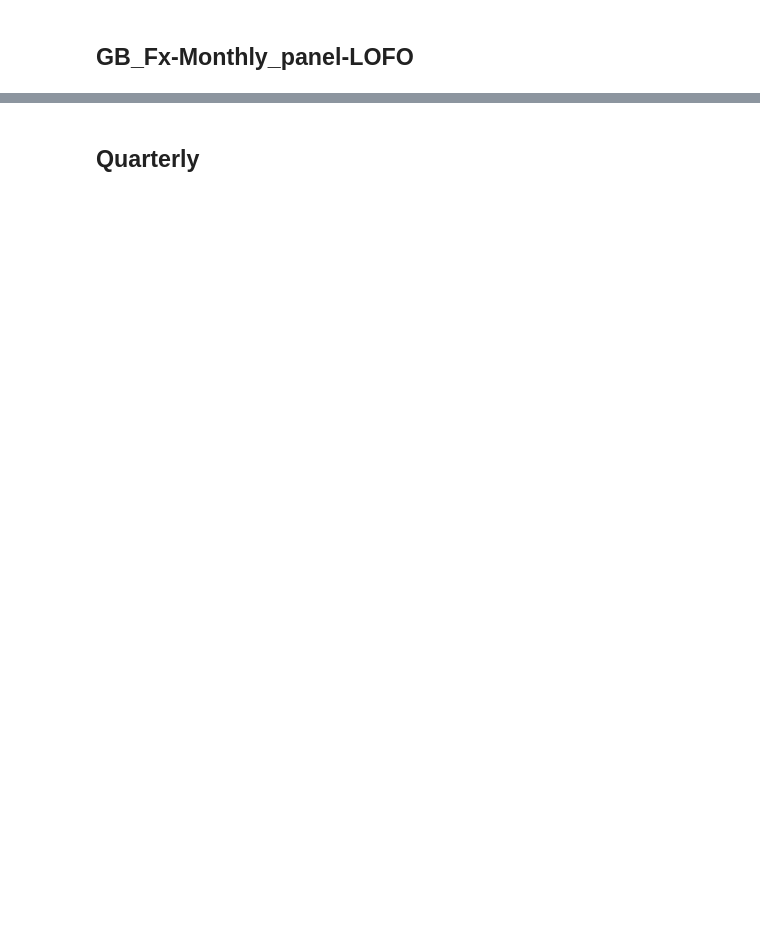
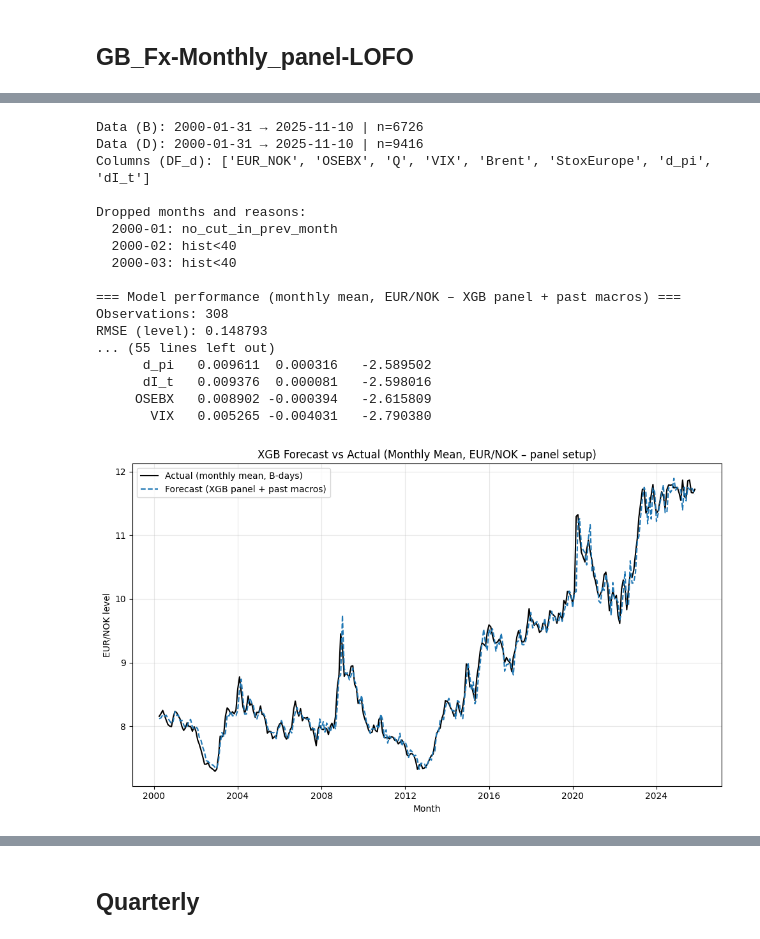
Before and after one commit to bredeespelid/XGBoost_FX, a Jupyter notebook: src/XGBoostVariableImportance.ipynb, the cells around one changed output, grey strips where cells are left out. Cells and saved outputs as stored; diff of their text form; code cells hidden in the pictures; blank space fills up the shorter version.

```diff
--- a/src/XGBoostVariableImportance.ipynb
+++ b/src/XGBoostVariableImportance.ipynb
@@ -553,7 +572,8 @@ if __name__ == "__main__":
 #
 # Past-covariate panel setup:
 #   - Target: EUR_NOK (single series)
-#   - Panel predictors: Brent, VIX, StoxEurope, SP500, OSEBX, OBX_Energy + EUR_NOK
+#   - Panel predictors: Brent, VIX, StoxEurope, OSEBX + EUR_NOK
+#     (SP500 og OBX_Energy er droppet)
 #   - Macros: Q, d_pi, dI_t as past-only covariates
 #   - Data: daily (calendar days), forward-filled
 #   - Cut: last business day of previous month (based on EUR_NOK B-days)
@@ -620,18 +640,23 @@ class Config:
 CFG = Config()
 
 TARGET_SERIES = "EUR_NOK"
+
+# -----------------------------
+# Panel/macros (ENDRET: SP500 og OBX_Energy fjernet)
+# -----------------------------
 PANEL_SERIES = [
     "EUR_NOK",
     "Brent",
     "VIX",
     "StoxEurope",
-    "SP500",
     "OSEBX",
-    "OBX_Energy",
+    # "SP500",       # DROPPET
+    # "OBX_Energy",  # DROPPET
 ]
+
 MACRO_COLS = ["Q", "d_pi", "dI_t"]
 
-ALL_PREDICTORS = PANEL_SERIES + MACRO_COLS  # all lagged predictors
+ALL_PREDICTORS = PANEL_SERIES + MACRO_COLS  # alle laggede predictors
 
 
 # -----------------------------
@@ -1009,7 +1034,6 @@ def pvalue_importance_leave_one_out(
       - Baseline DM p-value with all predictors
       - For each predictor: remove it, re-run, compute p_without
       - delta_p = p_without - p_baseline
-    Larger delta_p => predictor contributes more to lowering p.
     """
     base_stat, base_p = dm_pvalue_for_covset(S_b, DF_d, full_predictors)
 
@@ -1068,35 +1092,54 @@ def main():
     S_b, DF_d = load_series(CFG.url)
     if CFG.verbose:
         print(f"Data (B): {S_b.index.min().date()} → {S_b.index.max().date()} | n={len(S_b)}")
         print(f"Data (D): {DF_d.index.min().date()} → {DF_d.index.max().date()} | n={len(DF_d)}")
         print(f"Columns (DF_d): {list(DF_d.columns)}")
 
-    # 1) Baseline with all predictors
+    # 1) Baseline with reduced predictors (SP500 & OBX_Energy droppet)
     df_eval_base = walk_forward_xgb_monthly_panel_pastcov_parallel(
         S_b, DF_d, ALL_PREDICTORS, n_jobs_outer=-1
     )
     eval_df_base = evaluate(df_eval_base, silent=False)
 
     dm_against_random_walk(eval_df_base, loss="mse", h=1)
 
-    # 2) Leave-one-out DM p-value importance
+    # 2) Leave-one-out DM p-value importance på redusert baseline
     base_stat2, base_p2, p_imp = pvalue_importance_leave_one_out(
         S_b, DF_d, ALL_PREDICTORS
     )
 
     print("\n=== DM p-value importance (leave-one-out) ===")
     print(f"Baseline DM-stat: {base_stat2:.4f} | p={base_p2:.4f}\n")
     if not p_imp.empty:
         print(p_imp.to_string(index=False))
     else:
         print("No candidates for importance (check predictors list).")
 
     # 3) Plot baseline (no saving)
     plot_monthly_simple(eval_df_base)
 
 
 if __name__ == "__main__":
     main()
+# %% [output]
+Data (B): 2000-01-31 → 2025-11-10 | n=6726
+Data (D): 2000-01-31 → 2025-11-10 | n=9416
+Columns (DF_d): ['EUR_NOK', 'OSEBX', 'Q', 'VIX', 'Brent', 'StoxEurope', 'd_pi', 'dI_t']
+
+Dropped months and reasons:
+  2000-01: no_cut_in_prev_month
+  2000-02: hist<40
+  2000-03: hist<40
+
+=== Model performance (monthly mean, EUR/NOK – XGB panel + past macros) ===
+Observations: 308
+RMSE (level): 0.148793
+... (55 lines left out)
+      d_pi   0.009611  0.000316   -2.589502
+      dI_t   0.009376  0.000081   -2.598016
+     OSEBX   0.008902 -0.000394   -2.615809
+       VIX   0.005265 -0.004031   -2.790380
+[figure, added]
 # %%
 # =========================================
 # XGB Price only – EUR/NOK walk-forward (monthly, levels)
```
Also changed, not shown: parts of 4 cells of this notebook, 15 other files.
